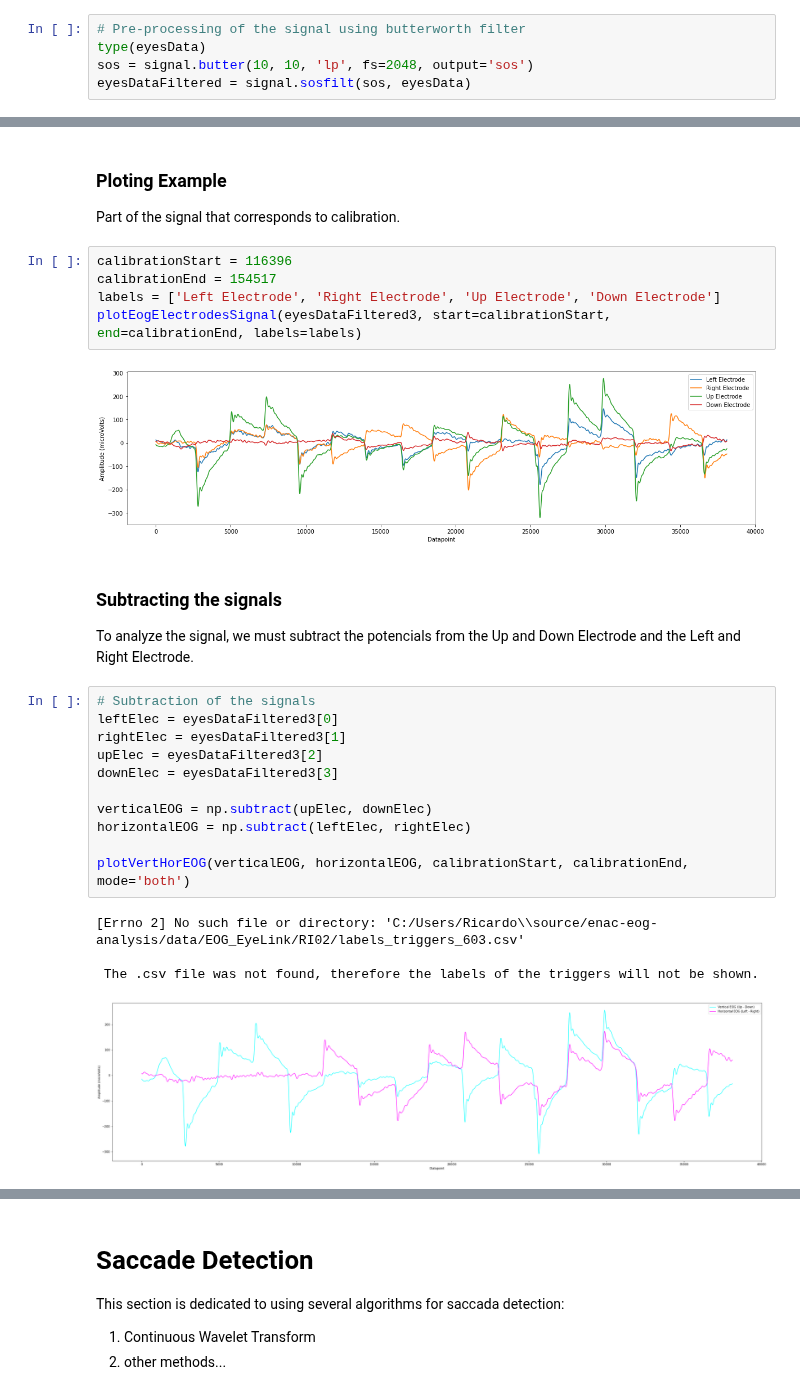
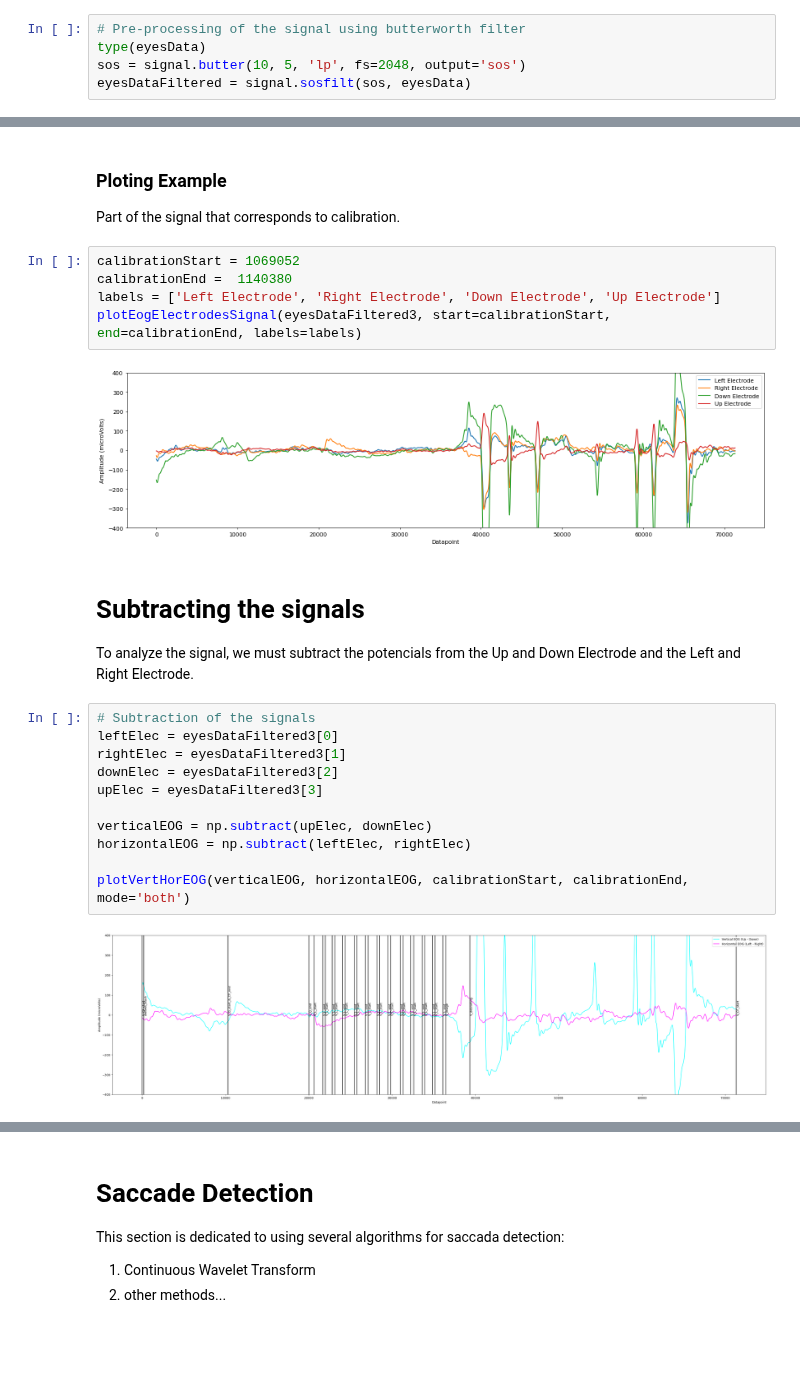
Before and after one commit to RicardoCQB/enac-eog-analysis, a Jupyter notebook: src/readEOG.ipynb, the cells around one changed output, grey strips where cells are left out. Saved outputs shown, nothing was run; the diff lists cells and outputs as text; blank space fills up the shorter version.

```diff
--- a/src/readEOG.ipynb
+++ b/src/readEOG.ipynb
@@ -62,7 +62,7 @@ For **baseline drift mitigation**, we used:
 # %%
 # Pre-processing of the signal using butterworth filter
 type(eyesData)
-sos = signal.butter(10, 10, 'lp', fs=2048, output='sos')
+sos = signal.butter(10, 5, 'lp', fs=2048, output='sos')
 eyesDataFiltered = signal.sosfilt(sos, eyesData)
 # %%
 # Pre-processing: baseline wandering/drift mitigation
@@ -76,29 +76,26 @@ eyesDataFiltered3 = signal.sosfilt(sos2, eyesDataFiltered)
 
 Part of the signal that corresponds to calibration.
 # %%
-calibrationStart = 116396
-calibrationEnd = 154517
-labels = ['Left Electrode', 'Right Electrode', 'Up Electrode', 'Down Electrode']
+calibrationStart = 1069052
+calibrationEnd =  1140380
+labels = ['Left Electrode', 'Right Electrode', 'Down Electrode', 'Up Electrode']
 plotEogElectrodesSignal(eyesDataFiltered3, start=calibrationStart, end=calibrationEnd, labels=labels)
 # %% [output]
-[figure, old version]
+[figure, new version]
 # %% [markdown]
-### Subtracting the signals
+# Subtracting the signals
 
 To analyze the signal, we must subtract the potencials from the Up and Down Electrode and the Left and Right Electrode.
 # %%
 # Subtraction of the signals
 leftElec = eyesDataFiltered3[0]
 rightElec = eyesDataFiltered3[1]
-upElec = eyesDataFiltered3[2]
-downElec = eyesDataFiltered3[3]
+downElec = eyesDataFiltered3[2]
+upElec = eyesDataFiltered3[3]
 
 verticalEOG = np.subtract(upElec, downElec)
 horizontalEOG = np.subtract(leftElec, rightElec)
 
 plotVertHorEOG(verticalEOG, horizontalEOG, calibrationStart, calibrationEnd, mode='both')
 # %% [output]
-[Errno 2] No such file or directory: 'C:/Users/Ricardo\\source/enac-eog-analysis/data/EOG_EyeLink/RI02/labels_triggers_603.csv'
-
- The .csv file was not found, therefore the labels of the triggers will not be shown.
-[figure, old version]
+[figure, new version]
```
Also changed, not shown: parts of 4 cells of this notebook, 1 other file.
